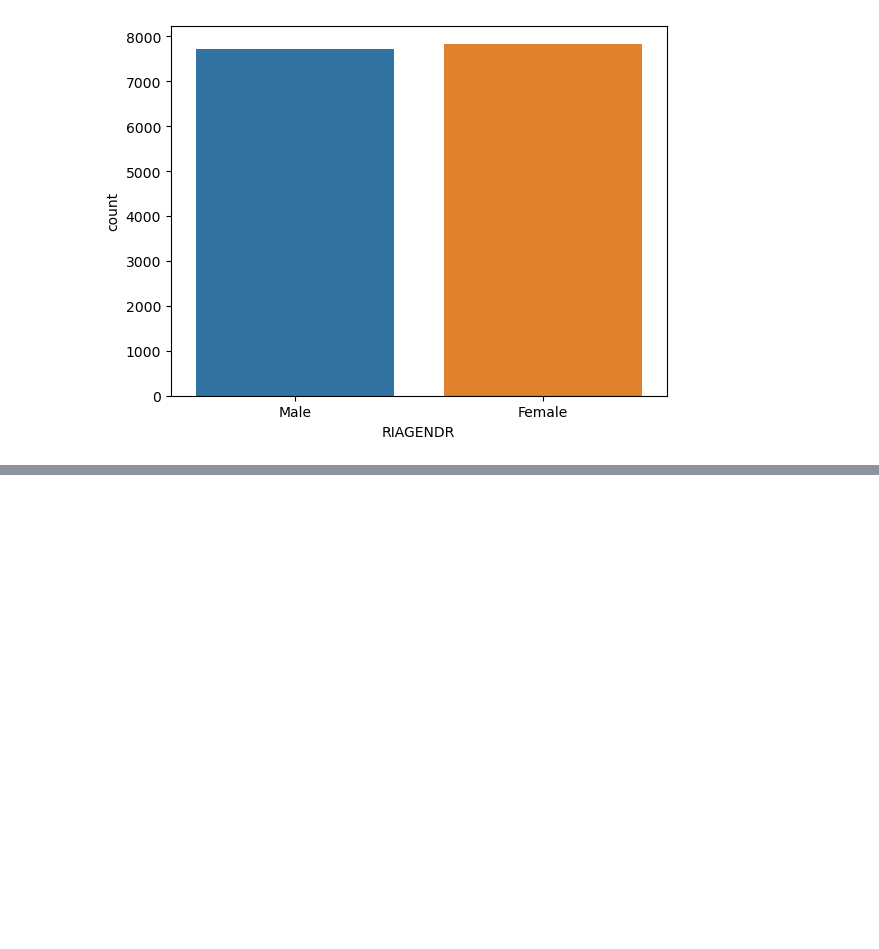
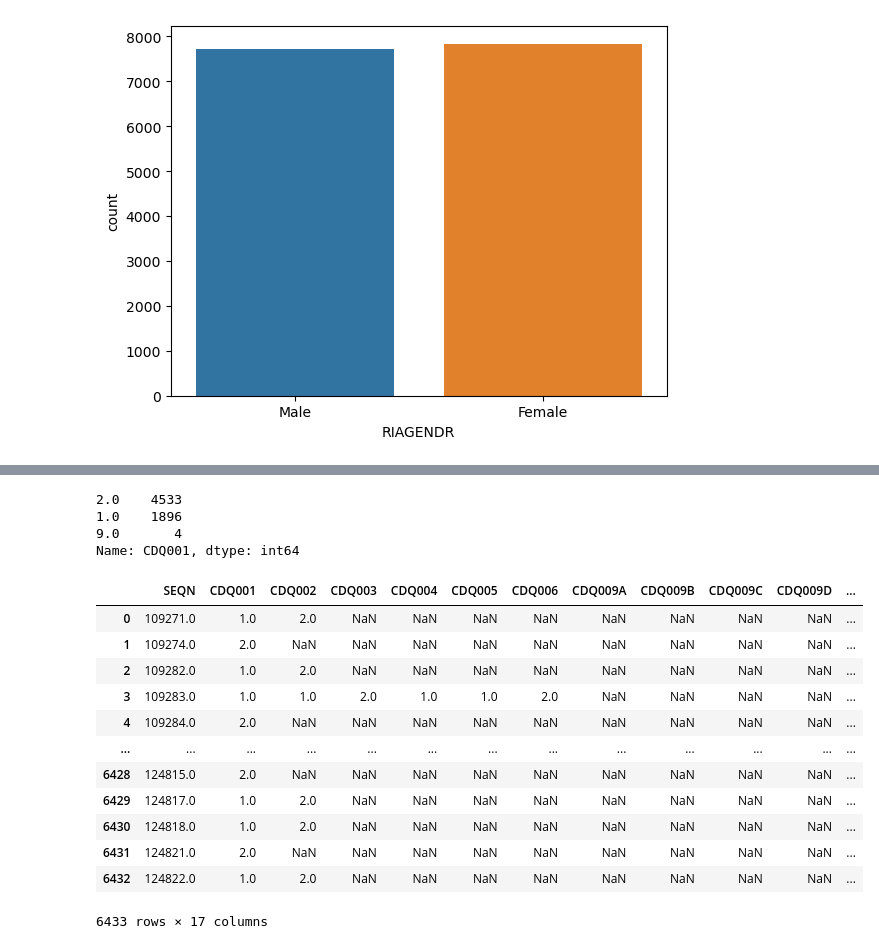
Before and after one commit to ManavGora/ML_House, a Jupyter notebook: nhanes_dataset_prediction.ipynb, the cells around one changed output, grey strips where cells are left out. Saved outputs shown, nothing was run; the diff lists cells and outputs as text; code cells hidden in the pictures; blank space fills up the shorter version.

```diff
--- a/nhanes_dataset_prediction.ipynb
+++ b/nhanes_dataset_prediction.ipynb
@@ -46,0 +58,25 @@ sns.countplot(data, x='RIAGENDR')
+# %%
+print(data_heart.CDQ001.value_counts())
+# %% [output]
+2.0    4533
+1.0    1896
+9.0       4
+Name: CDQ001, dtype: int64
+# %%
+df1 = pd.DataFrame(data_heart)
+# %%
+df1
+# %% [output]
+|  | SEQN | CDQ001 | CDQ002 | CDQ003 | CDQ004 | CDQ005 | CDQ006 | CDQ009A | CDQ009B | CDQ009C | CDQ009D | ... |
+| 0 | 109271.0 | 1.0 | 2.0 | NaN | NaN | NaN | NaN | NaN | NaN | NaN | NaN | ... |
+| 1 | 109274.0 | 2.0 | NaN | NaN | NaN | NaN | NaN | NaN | NaN | NaN | NaN | ... |
+| 2 | 109282.0 | 1.0 | 2.0 | NaN | NaN | NaN | NaN | NaN | NaN | NaN | NaN | ... |
+| 3 | 109283.0 | 1.0 | 1.0 | 2.0 | 1.0 | 1.0 | 2.0 | NaN | NaN | NaN | NaN | ... |
+| 4 | 109284.0 | 2.0 | NaN | NaN | NaN | NaN | NaN | NaN | NaN | NaN | NaN | ... |
+| ... | ... | ... | ... | ... | ... | ... | ... | ... | ... | ... | ... | ... |
+| 6428 | 124815.0 | 2.0 | NaN | NaN | NaN | NaN | NaN | NaN | NaN | NaN | NaN | ... |
+| 6429 | 124817.0 | 1.0 | 2.0 | NaN | NaN | NaN | NaN | NaN | NaN | NaN | NaN | ... |
+| 6430 | 124818.0 | 1.0 | 2.0 | NaN | NaN | NaN | NaN | NaN | NaN | NaN | NaN | ... |
+| 6431 | 124821.0 | 2.0 | NaN | NaN | NaN | NaN | NaN | NaN | NaN | NaN | NaN | ... |
+| 6432 | 124822.0 | 1.0 | 2.0 | NaN | NaN | NaN | NaN | NaN | NaN | NaN | NaN | ... |
+6433 rows × 17 columns
```
Also changed, not shown: parts of 5 cells of this notebook.
